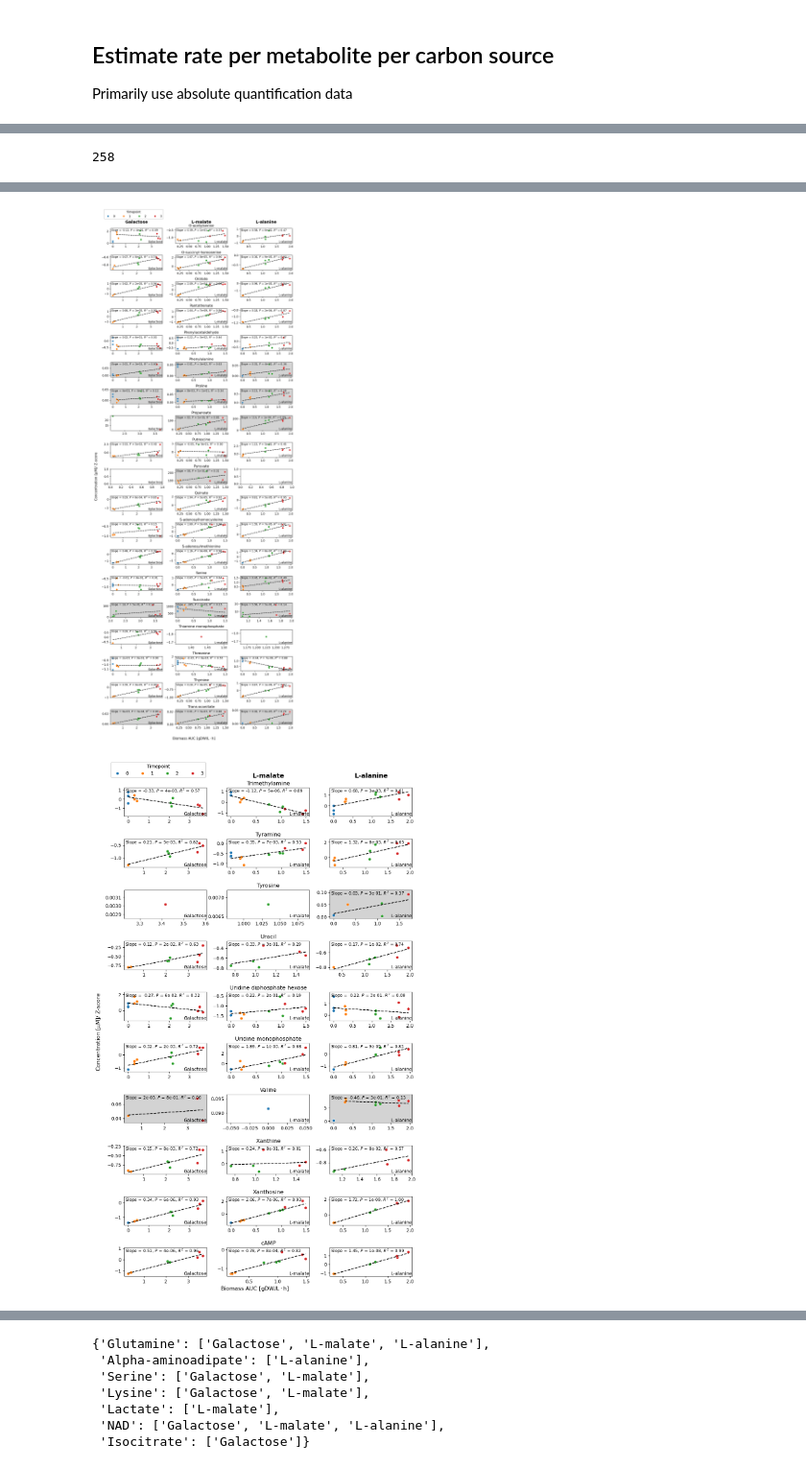
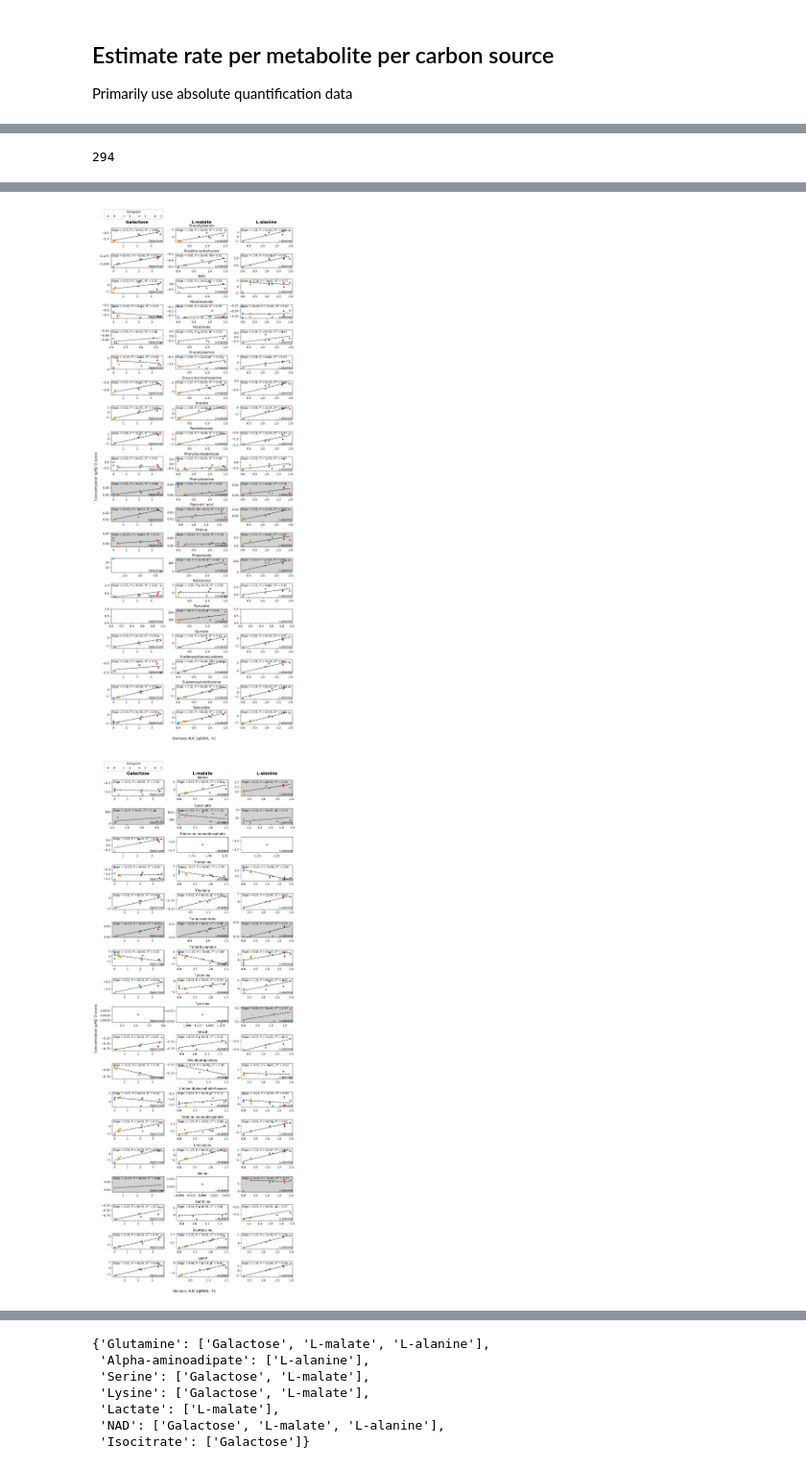
Before and after one commit to sulheim/metabolite-release, a Jupyter notebook: notebooks/1_release_rates/1_sintef_2023/1A_extract_release_rates_and_met_values.ipynb, the cells around one changed output, grey strips where cells are left out. Shown at 96% size. Drawn from its saved outputs; the diff is of its cells as text; code cells hidden in the pictures.

Commit message:
Filter metabolites based on ECMDB
instead of iML1515

```diff
--- a/notebooks/1_release_rates/1_sintef_2023/1A_extract_release_rates_and_met_values.ipynb
+++ b/notebooks/1_release_rates/1_sintef_2023/1A_extract_release_rates_and_met_values.ipynb
@@ -143,10 +143,12 @@ dfl_lcms = df1.melt(id_vars=id_vars_lcms, value_vars=data_columns, value_name='C
 # %%
 mapping_df = pd.read_csv(mapping_fn, index_col = 0)
 # %%
-metabolites_to_keep = mapping_df.loc[mapping_df['In iML1515'] == True].index.values
-metabolites_to_drop = mapping_df.loc[mapping_df['In iML1515'] != True].index.values
+metabolites_to_keep = mapping_df.loc[mapping_df['IN ECMDB'] == True].index.values
+metabolites_to_drop = mapping_df.loc[mapping_df['IN ECMDB'] != True].index.values
 
 print(f'Metabolites to drop: {len(metabolites_to_drop)}')
 print(f'Dropped metabolites: {metabolites_to_drop}')
+dropped = dfl_lcms.loc[~dfl_lcms.Metabolite.isin(metabolites_to_keep), 'Metabolite'].unique()
 dfl_lcms = dfl_lcms.loc[dfl_lcms.Metabolite.isin(metabolites_to_keep), :].copy()
+print(len(dfl_lcms.Metabolite.unique()))
 # %% [output]
@@ -277,7 +283,7 @@ standard_curve_metabolites = [
     'Glutamine',
     'NAD',
     'Isocitrate',
-    #'Alpha-aminoadipate'
+    'Alpha-aminoadipate'
     ]
 
 metabolites_to_fill = ['Phenylalanine', 'Proline', 'Creatine']
@@ -423,12 +434,14 @@ plot = True
 data = []
 carbon_sources = ['Galactose', 'L-malate', 'L-alanine']
 metabolites = sorted(filled_df.Metabolite.unique())
+skipped_t0 = 0
+nrows = 20
 if plot:
-    fig1, axes1 = plt.subplots(19,3, figsize = (10,26))#, layout = 'constrained', gridspec_kw = {'top': 0.9})
-    fig2, axes2 = plt.subplots(19,3, figsize = (10,26))#, layout = 'constrained', gridspec_kw = {'top': 0.98})
-    fig3, axes3 = plt.subplots(19,3, figsize = (10,26))#, layout = 'constrained', gridspec_kw = {'top': 0.98})
-    fig4, axes4 = plt.subplots(19,3, figsize = (10,26))#, layout = 'constrained', gridspec_kw = {'top': 0.98})
-    fig5, axes5 = plt.subplots(10,3, figsize = (10,16))#, layout = 'constrained', gridspec_kw = {'top': 0.98})
+    fig1, axes1 = plt.subplots(nrows,3, figsize = (10,26))#, layout = 'constrained', gridspec_kw = {'top': 0.9})
+    fig2, axes2 = plt.subplots(nrows,3, figsize = (10,26))#, layout = 'constrained', gridspec_kw = {'top': 0.98})
+    fig3, axes3 = plt.subplots(nrows,3, figsize = (10,26))#, layout = 'constrained', gridspec_kw = {'top': 0.98})
+    fig4, axes4 = plt.subplots(nrows,3, figsize = (10,26))#, layout = 'constrained', gridspec_kw = {'top': 0.98})
+    fig5, axes5 = plt.subplots(nrows-2,3, figsize = (10,26))#, layout = 'constrained', gridspec_kw = {'top': 0.98})
     # fig6, axes6 = plt.subplots(21,3, figsize = (10,26))#, layout = 'constrained', gridspec_kw = {'top': 0.98})
     # fig, axes = plt.subplots(126,3, figsize = (10,200))
     figures = [fig1, fig2, fig3, fig4, fig5]
@@ -436,13 +449,14 @@ if plot:
                       axes3.flatten(), axes4.flatten(), axes5.flatten()])
 for met in metabolites:
     for cs in carbon_sources:
-        k = i%(19*3)
+        k = i%(nrows*3)
         if plot:
             ax = axes[i]
         idx = (filled_df.Metabolite==met)&(filled_df['Carbon source']==cs)&(filled_df.Timepoint<4)
         dfi = filled_df.loc[idx]
 
         if met in skip_t0[cs]:
+            skipped_t0 += 1
             timepoints = [1,2,3]
         else:
             timepoints = [0, 1,2,3]
@@ -488,7 +502,10 @@ for met in metabolites:
                 for fig in figures:
                     fig.legend(handles=handles, labels=labels, ncols = 4, loc = 'lower left',
                                  bbox_to_anchor = (0.06, 0.975), title = 'Timepoint')
-                ax.get_legend().remove()
+                try:
+                    ax.get_legend().remove()
+                except:
+                    pass
             if k <3: #Top row
                 ax.annotate(cs, (0.5, 1.35), size=14,
                            horizontalalignment='center', xycoords = 'axes fraction',
@@ -579,4 +596,4 @@ if plot:
         fig.savefig(supp_figure_folder / f'fitted_rates_SINTEF-23_{i}.pdf', bbox_inches = 'tight')
     plt.show()
 # %% [output]
-258
+294
@@ -586,2 +603,2 @@ if plot:
-[figure, old version]
+[figure, new version]
-[figure, old version]
+[figure, new version]
```
Also changed, not shown: parts of 25 cells of this notebook, 9 other files.
